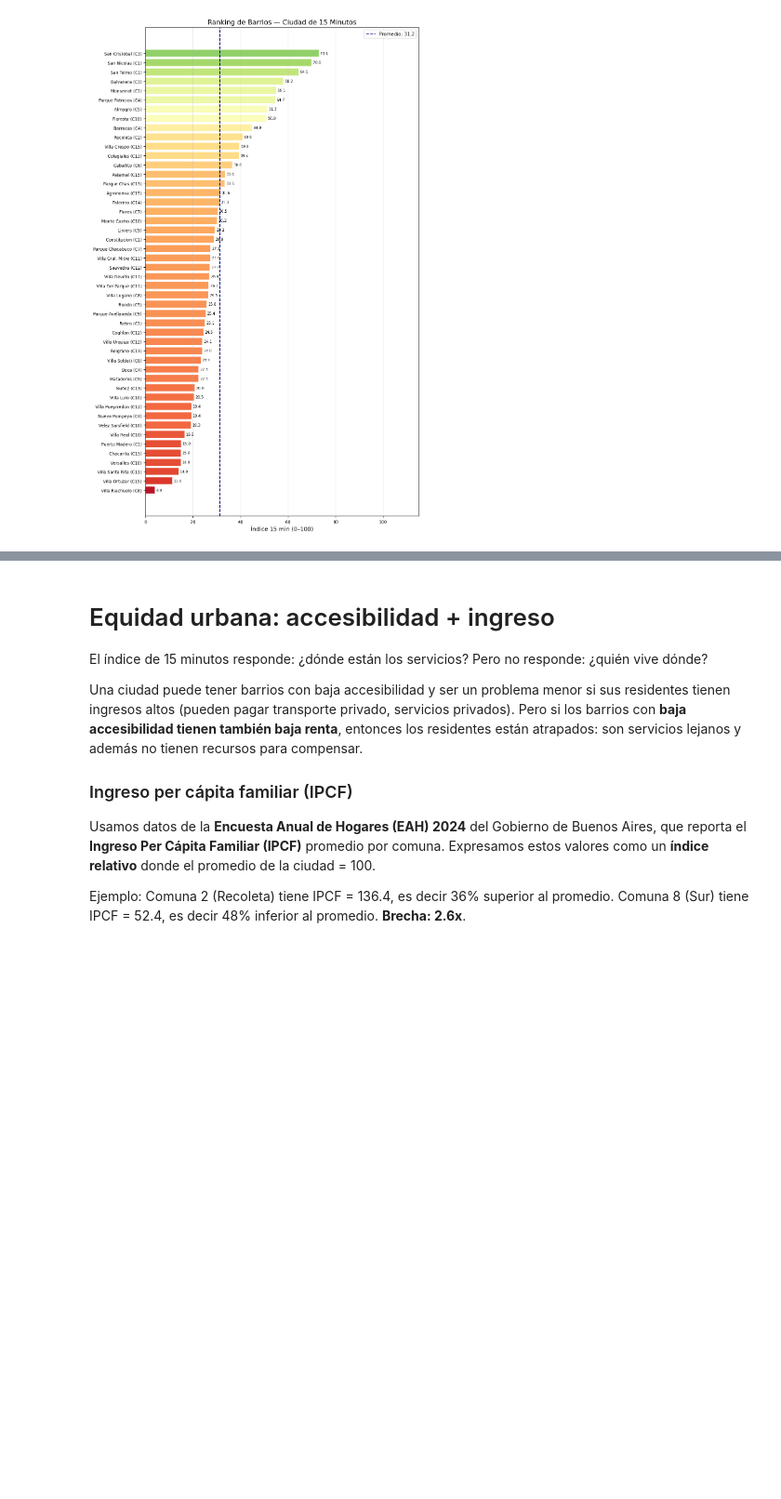
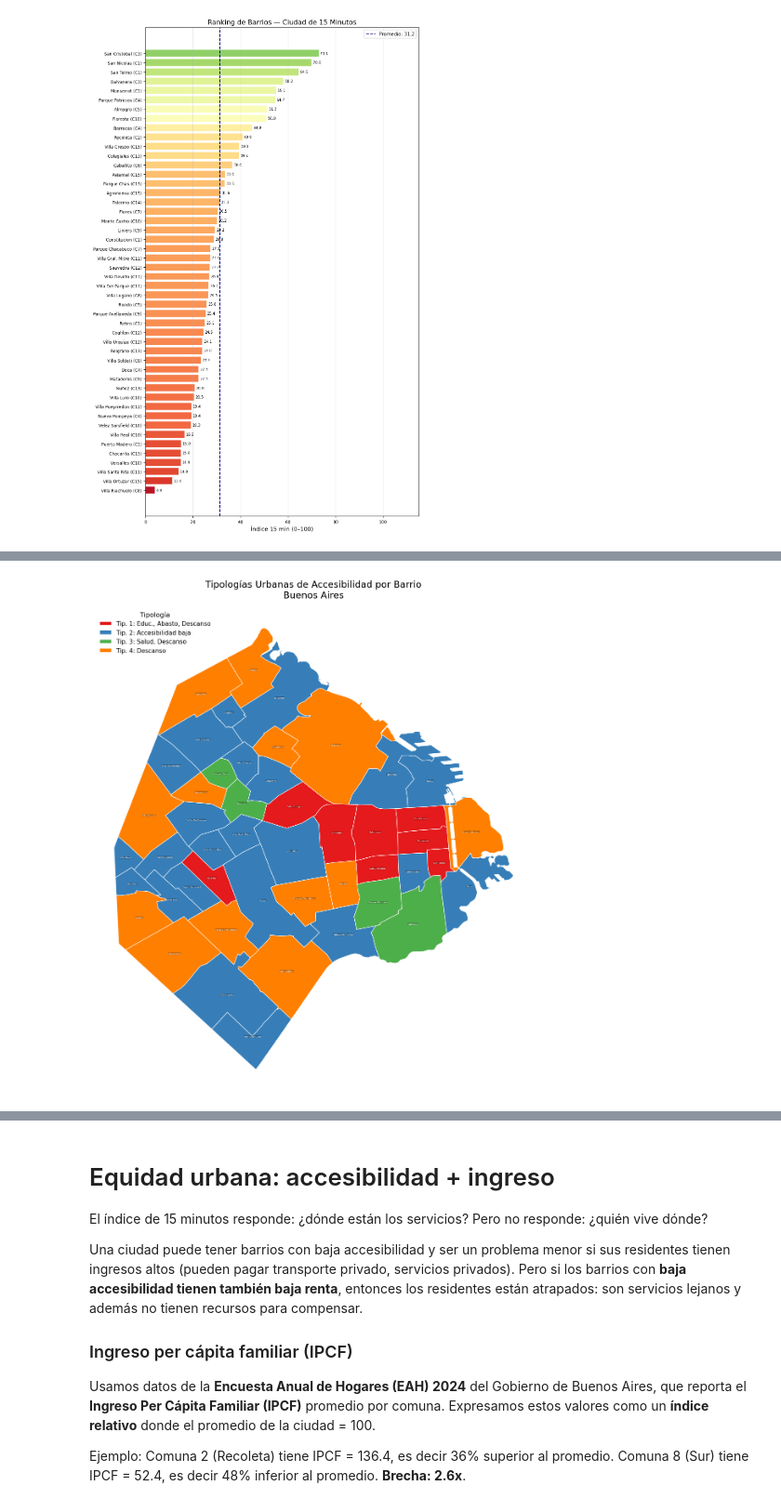
Before and after one commit to gpirujo/bsas-ciudad-15min, a Jupyter notebook: buenos_aires_ciudad_15_minutos_v3.ipynb, the cells around one changed output, grey strips where cells are left out. Shown at 93% size. Saved outputs shown, nothing was run; the diff lists cells and outputs as text; code cells hidden in the pictures; blank space fills up the shorter version.

Commit message:
Agregué tipologías de accesibilidad

```diff
--- a/buenos_aires_ciudad_15_minutos_v3.ipynb
+++ b/buenos_aires_ciudad_15_minutos_v3.ipynb
@@ -698,0 +764,57 @@ plt.show()
+# %%
+# Mapa coroplético de tipologías
+gdf_clusters = barrios.merge(df[["BARRIO", "cluster", "score_15min"]], on="BARRIO")
+
+fig, ax = plt.subplots(figsize=(11, 11))
+
+# Crear descripciones de tipologías basadas en sus perfiles
+tipologia_desc = {}
+for k in range(K):
+    barrios_k = sorted(df[df["cluster"] == k]["BARRIO"].tolist())
+    salud = df.groupby("cluster")[DIMS].mean().loc[k, "dim_salud"]
+    educ = df.groupby("cluster")[DIMS].mean().loc[k, "dim_educacion"]
+    abasto = df.groupby("cluster")[DIMS].mean().loc[k, "dim_abastecimiento"]
+    descanso = df.groupby("cluster")[DIMS].mean().loc[k, "dim_descanso"]
+
+    # Identificar dimensión fortaleza
+    fortalezas = []
+    if salud > 50:
+        fortalezas.append("Salud")
+    if educ > 50:
+        fortalezas.append("Educ.")
+    if abasto > 50:
+        fortalezas.append("Abasto")
+    if descanso > 50:
+        fortalezas.append("Descanso")
+
+    fortaleza_str = ", ".join(fortalezas) if fortalezas else "Accesibilidad baja"
+    tipologia_desc[k] = f"Tip. {k+1}: {fortaleza_str}"
+
+# Plotear cada tipología sin label en el bucle
+for k in range(K):
+    gdf_clusters[gdf_clusters["cluster"] == k].plot(
+        ax=ax, color=CLUSTER_COLORS[k], edgecolor="white", linewidth=0.7
+    )
+
+# Anotaciones de barrios
+for _, row in gdf_clusters.iterrows():
+    c = row.geometry.centroid
+    ax.text(c.x, c.y, row["BARRIO"].title(),
+            ha="center", va="center", fontsize=3.5, color="white",
+            bbox=dict(boxstyle="round,pad=0.05", fc="black", alpha=0.25, lw=0))
+
+# Crear leyenda manualmente con Patch objects
+from matplotlib.patches import Patch
+legend_handles = [
+    Patch(facecolor=CLUSTER_COLORS[k], edgecolor="white", linewidth=1, label=tipologia_desc[k])
+    for k in range(K)
+]
+ax.legend(handles=legend_handles, loc="upper left", fontsize=9, title="Tipología", title_fontsize=10,
+          framealpha=0.95, edgecolor="white")
+
+ax.set_title("Tipologías Urbanas de Accesibilidad por Barrio\nBuenos Aires", fontsize=14, pad=12)
+ax.axis("off")
+plt.tight_layout()
+plt.show()
+# %% [output]
+[figure, added]
```
Also changed, not shown: parts of 5 cells of this notebook, 1 other file.
